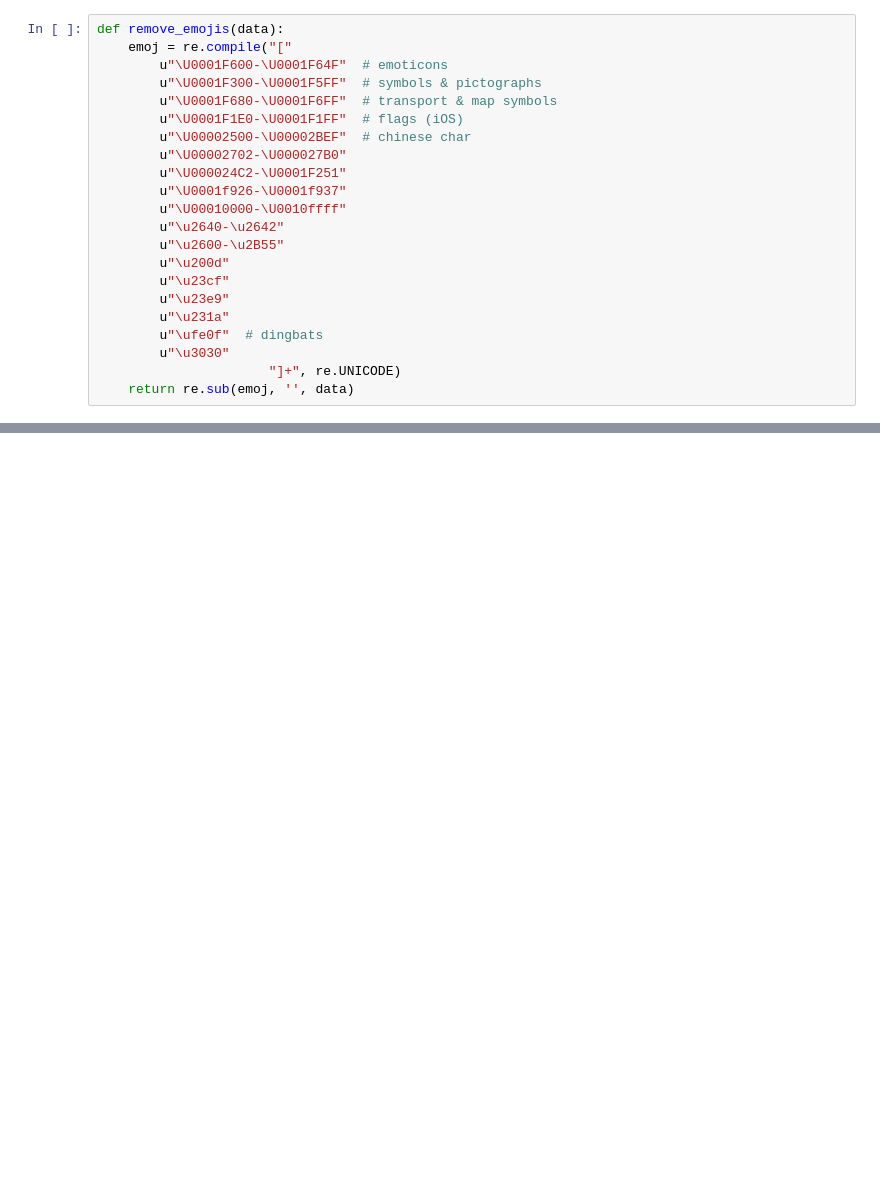
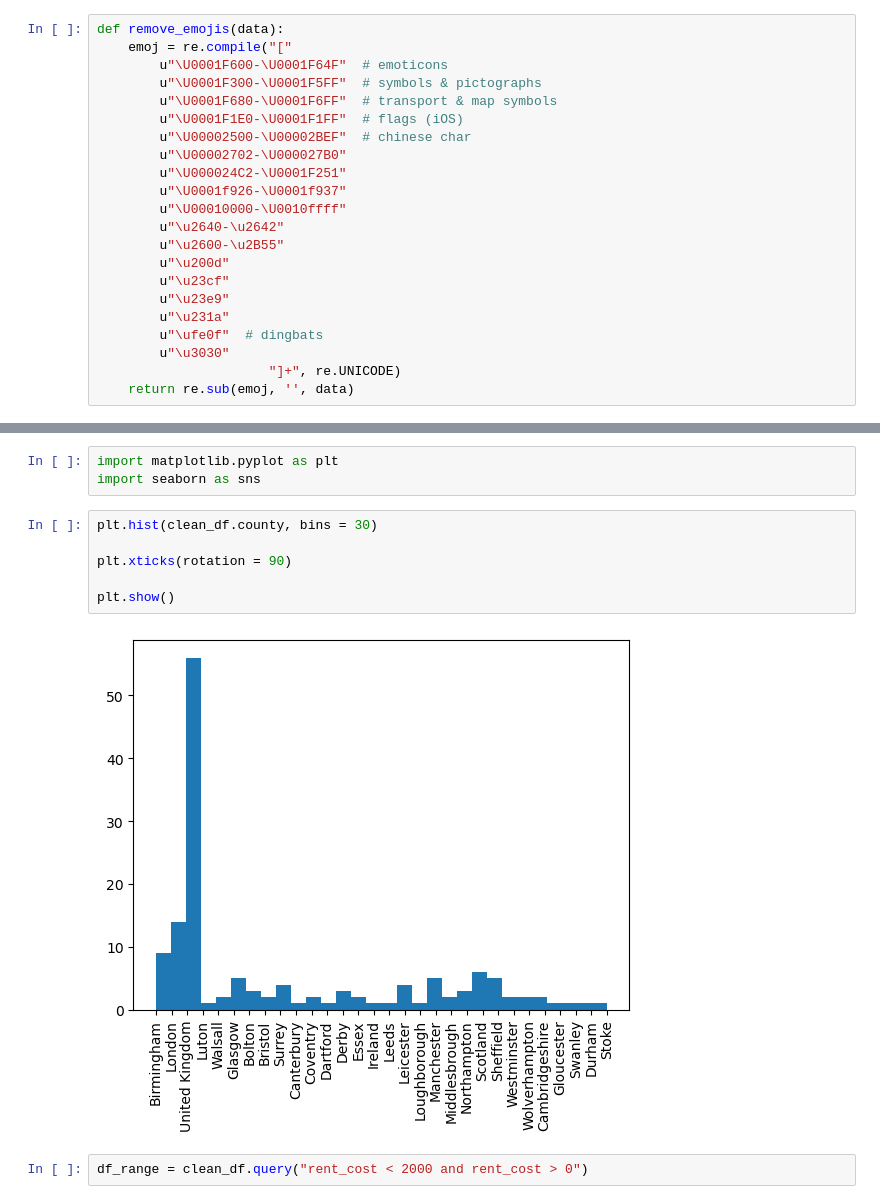
Before and after one commit to AgVicCodes/1.streaming_housing_data_from_twitter_api, a Jupyter notebook: code.ipynb, the cells around one changed output, grey strips where cells are left out. Cells and saved outputs as stored; diff of their text form; blank space fills up the shorter version.

```diff
--- a/code.ipynb
+++ b/code.ipynb
@@ -256,0 +250,13 @@ clean_df
+# %%
+import matplotlib.pyplot as plt
+import seaborn as sns
+# %%
+plt.hist(clean_df.county, bins = 30)
+
+plt.xticks(rotation = 90)
+
+plt.show()
+# %% [output]
+[figure, added]
+# %%
+df_range = clean_df.query("rent_cost < 2000 and rent_cost > 0")
```
Also changed, not shown: parts of 2 cells of this notebook, 4 other files.
